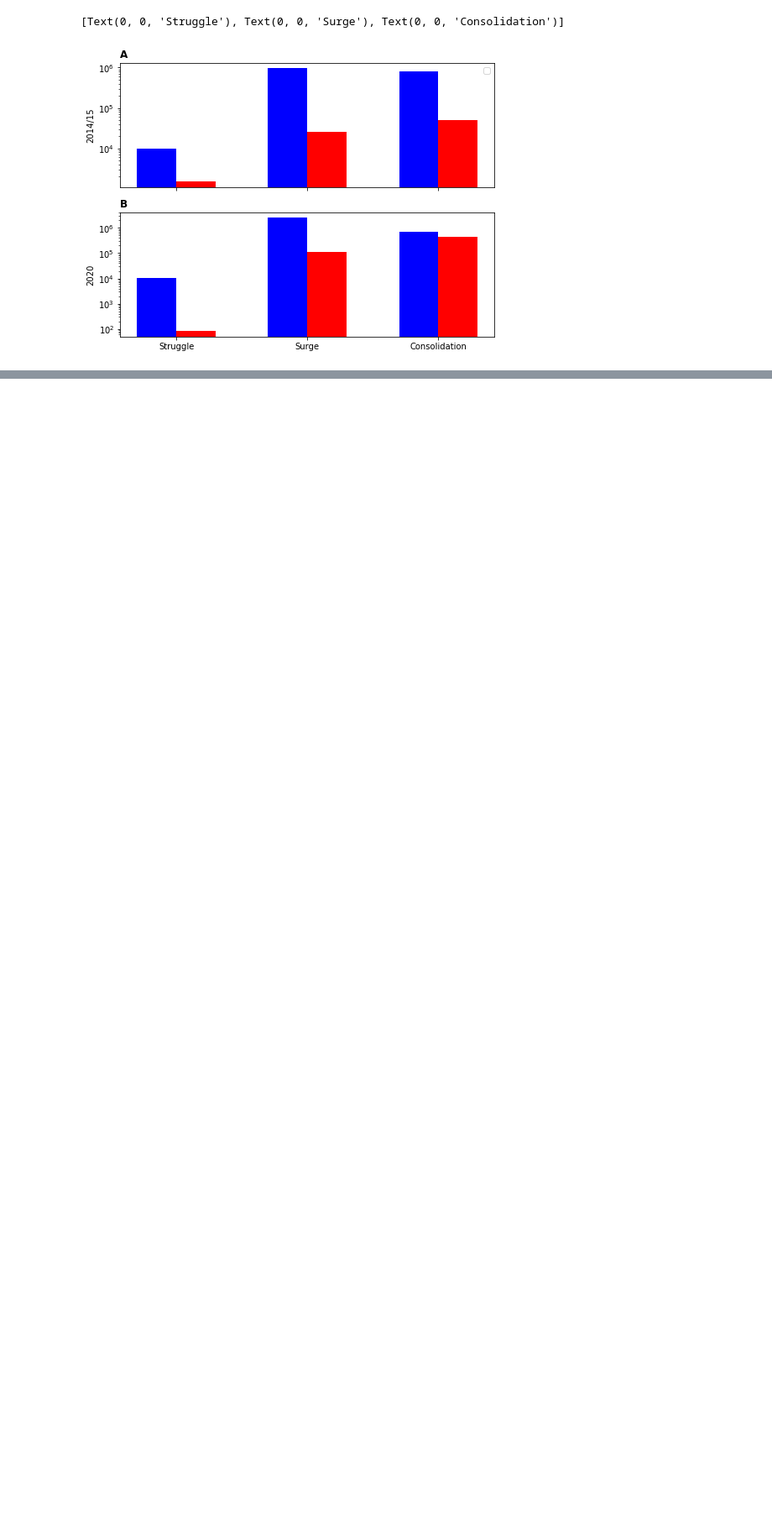
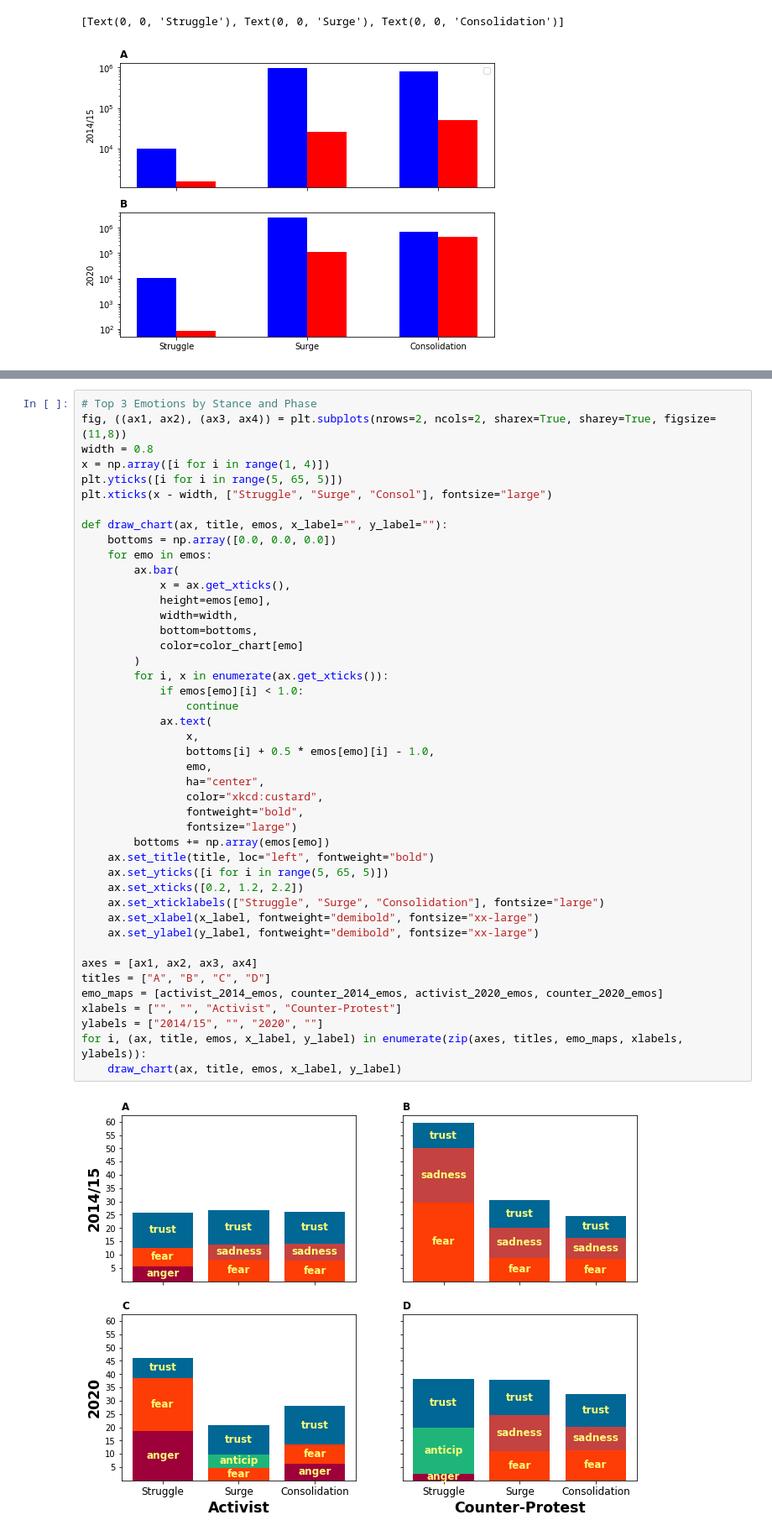
Before and after one commit to chrisfalter/BLM, a Jupyter notebook: src/viz.ipynb, the cells around one changed output, grey strips where cells are left out. Shown: that part at 84% size. Saved outputs shown, nothing was run; the diff lists cells and outputs as text; blank space fills up the shorter version.

Commit message:
top 3 emotions by stance

```diff
--- a/src/viz.ipynb
+++ b/src/viz.ipynb
@@ -147,0 +179,46 @@ NameError: name 'db' is not defined
+# %%
+# Top 3 Emotions by Stance and Phase
+fig, ((ax1, ax2), (ax3, ax4)) = plt.subplots(nrows=2, ncols=2, sharex=True, sharey=True, figsize=(11,8))
+width = 0.8
+x = np.array([i for i in range(1, 4)])
+plt.yticks([i for i in range(5, 65, 5)])
+plt.xticks(x - width, ["Struggle", "Surge", "Consol"], fontsize="large")
+
+def draw_chart(ax, title, emos, x_label="", y_label=""):
+    bottoms = np.array([0.0, 0.0, 0.0])
+    for emo in emos:
+        ax.bar(
+            x = ax.get_xticks(),
+            height=emos[emo],
+            width=width,
+            bottom=bottoms,
+            color=color_chart[emo]
+        )
+        for i, x in enumerate(ax.get_xticks()):
+            if emos[emo][i] < 1.0:
+                continue
+            ax.text(
+                x,
+                bottoms[i] + 0.5 * emos[emo][i] - 1.0,
+                emo,
+                ha="center",
+                color="xkcd:custard",
+                fontweight="bold",
+                fontsize="large")
+        bottoms += np.array(emos[emo])
+    ax.set_title(title, loc="left", fontweight="bold")
+    ax.set_yticks([i for i in range(5, 65, 5)])
+    ax.set_xticks([0.2, 1.2, 2.2])
+    ax.set_xticklabels(["Struggle", "Surge", "Consolidation"], fontsize="large")
+    ax.set_xlabel(x_label, fontweight="demibold", fontsize="xx-large")
+    ax.set_ylabel(y_label, fontweight="demibold", fontsize="xx-large")
+
+axes = [ax1, ax2, ax3, ax4]
+titles = ["A", "B", "C", "D"]
+emo_maps = [activist_2014_emos, counter_2014_emos, activist_2020_emos, counter_2020_emos]
+xlabels = ["", "", "Activist", "Counter-Protest"]
+ylabels = ["2014/15", "", "2020", ""]
+for i, (ax, title, emos, x_label, y_label) in enumerate(zip(axes, titles, emo_maps, xlabels, ylabels)):
+    draw_chart(ax, title, emos, x_label, y_label)
+# %% [output]
+[figure, added]
```
Also changed, not shown: parts of 2 cells of this notebook, 1 other file.
